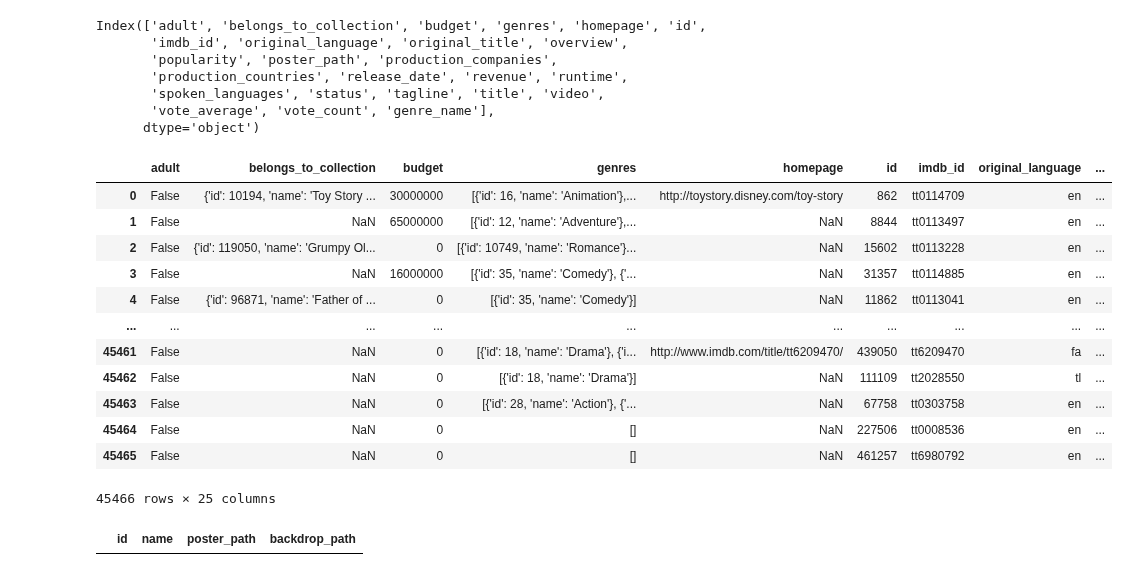
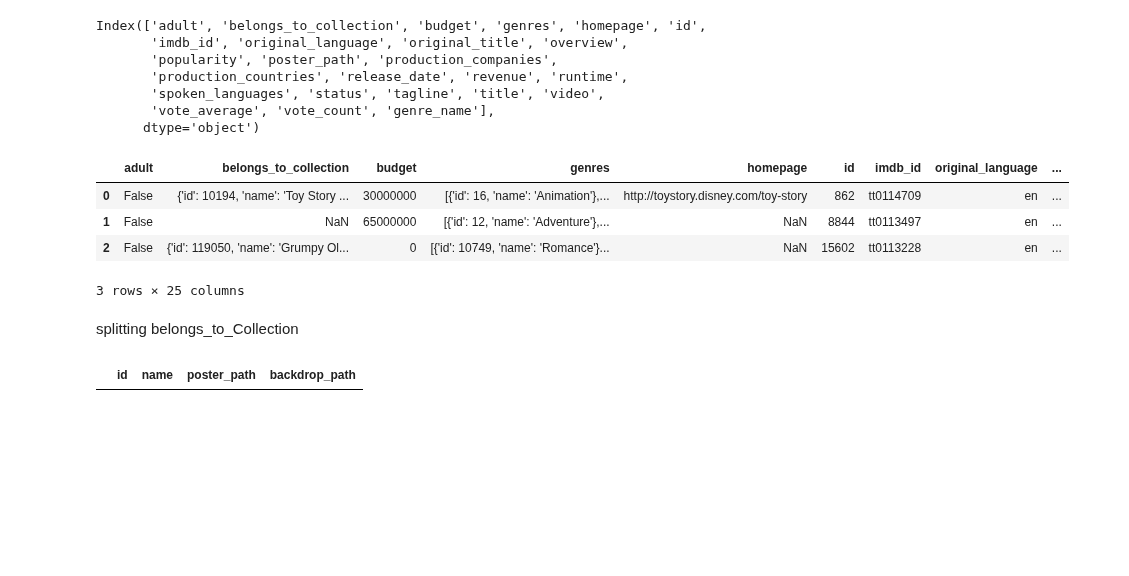
Before and after one commit to priya25-1998/Capstone-Project_Movie-Recommendation-Engine, a Jupyter notebook: Understanding the Dataset.ipynb, the cells around one changed output. Saved outputs shown, nothing was run; the diff lists cells and outputs as text; code cells hidden in the pictures; blank space fills up the shorter version.

```diff
--- a/Understanding the Dataset.ipynb
+++ b/Understanding the Dataset.ipynb
@@ -409,7 +410,6 @@ metadata.popularity.head(5)
 Name: popularity, dtype: object
-# %%
-# converting popularity datatype
-metadata = metadata.astype({'popularity':'float'})
+# %%
+metadata['popularity'] = metadata['popularity'].apply(pd.to_numeric,errors='coerce')
 # %%
 metadata.popularity.dtype
 # %% [output]
@@ -454,7 +454,7 @@ metadata.release_date.head(10)
 475    1993-06-11
 Name: release_date, dtype: object
 # %%
-metadata["release_date"] =  pd.to_datetime(metadata["release_date"], format="%Y/%m/%d")
+metadata['release_date'] = pd.to_datetime(metadata['release_date'],errors='coerce')
 # %%
 metadata.release_date.dtype
 # %% [output]
@@ -614,21 +587,15 @@ Index(['adult', 'belongs_to_collection', 'budget', 'genres', 'homepage', 'id',
        'vote_average', 'vote_count', 'genre_name'],
       dtype='object')
 # %%
-metadata
+metadata.head(3)
 # %% [output]
 |  | adult | belongs_to_collection | budget | genres | homepage | id | imdb_id | original_language | ... |
 | 0 | False | {'id': 10194, 'name': 'Toy Story ... | 30000000 | [{'id': 16, 'name': 'Animation'},... | http://toystory.disney.com/toy-story | 862 | tt0114709 | en | ... |
 | 1 | False | NaN | 65000000 | [{'id': 12, 'name': 'Adventure'},... | NaN | 8844 | tt0113497 | en | ... |
 | 2 | False | {'id': 119050, 'name': 'Grumpy Ol... | 0 | [{'id': 10749, 'name': 'Romance'}... | NaN | 15602 | tt0113228 | en | ... |
-| 3 | False | NaN | 16000000 | [{'id': 35, 'name': 'Comedy'}, {'... | NaN | 31357 | tt0114885 | en | ... |
-| 4 | False | {'id': 96871, 'name': 'Father of ... | 0 | [{'id': 35, 'name': 'Comedy'}] | NaN | 11862 | tt0113041 | en | ... |
-| ... | ... | ... | ... | ... | ... | ... | ... | ... | ... |
-| 45461 | False | NaN | 0 | [{'id': 18, 'name': 'Drama'}, {'i... | http://www.imdb.com/title/tt6209470/ | 439050 | tt6209470 | fa | ... |
-| 45462 | False | NaN | 0 | [{'id': 18, 'name': 'Drama'}] | NaN | 111109 | tt2028550 | tl | ... |
-| 45463 | False | NaN | 0 | [{'id': 28, 'name': 'Action'}, {'... | NaN | 67758 | tt0303758 | en | ... |
-| 45464 | False | NaN | 0 | [] | NaN | 227506 | tt0008536 | en | ... |
-| 45465 | False | NaN | 0 | [] | NaN | 461257 | tt6980792 | en | ... |
-45466 rows × 25 columns
+3 rows × 25 columns
+# %% [markdown]
+splitting belongs_to_Collection
 # %%
 collection_list=pd.DataFrame(columns=['id','name','poster_path','backdrop_path'])
 collection_list
```
Also changed, not shown: parts of 38 cells of this notebook.
